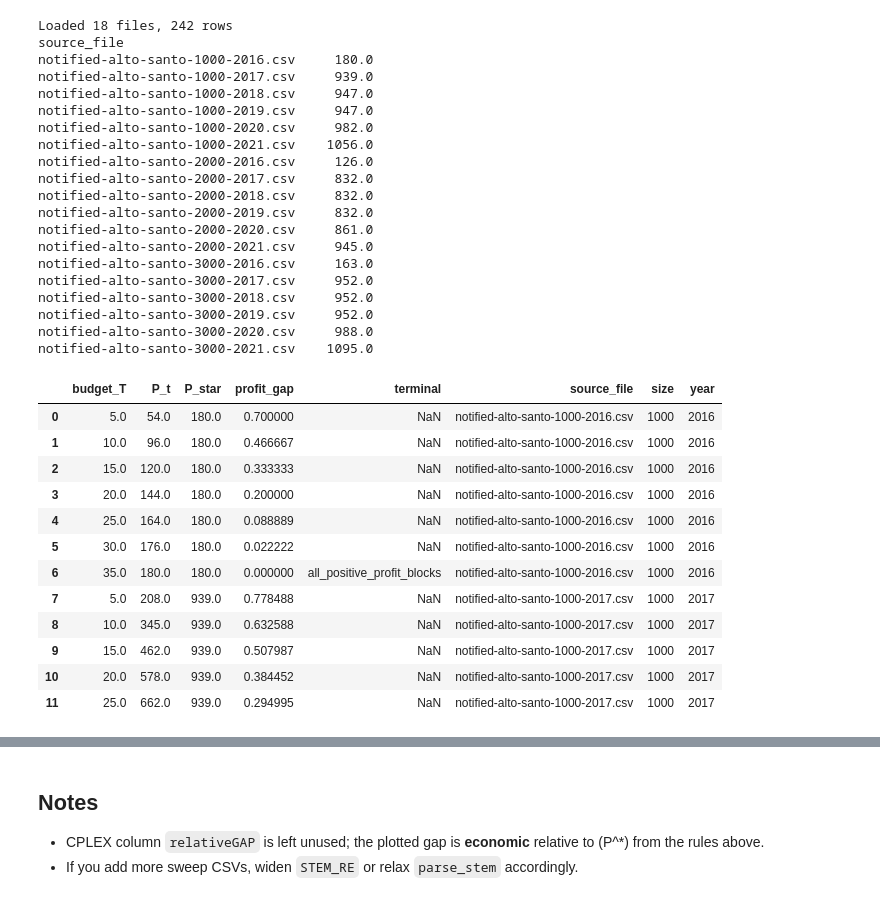
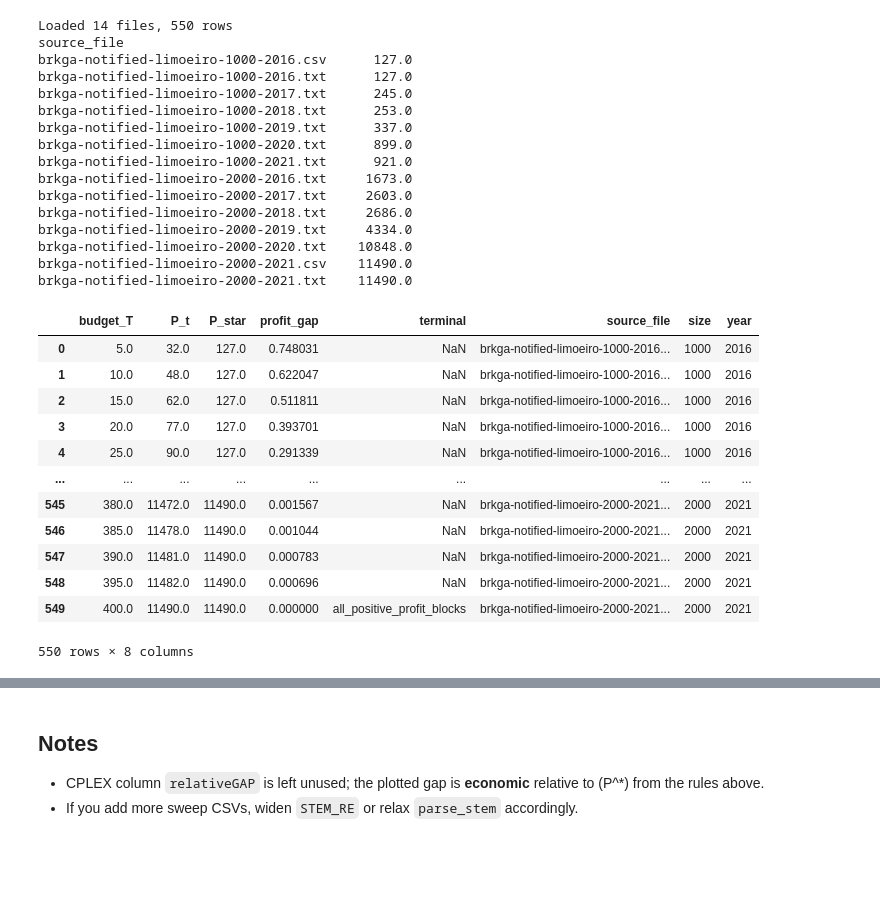
Before and after one commit to matheusdiogenesandrade/CBRP, a Jupyter notebook: reports/path_sweep_profit_gap.ipynb, the cells around one changed output, grey strips where cells are left out. Cells and saved outputs as stored; diff of their text form; code cells hidden in the pictures; blank space fills up the shorter version.

```diff
--- a/reports/path_sweep_profit_gap.ipynb
+++ b/reports/path_sweep_profit_gap.ipynb
@@ -35,14 +36,16 @@ import pandas as pd
 
 # CSVs live next to this reports/ folder
 DATA_DIR = Path("..").resolve()
-GLOB_PATTERN = "notified-alto-santo-*.csv"
-#GLOB_PATTERN = "brkga-notified-limoeiro-*.csv"
+#GLOB_PATTERN = "notified-alto-santo-*.csv"
+GLOB_PATTERN = "brkga-notified-limoeiro-*.*"
 BIN_MINUTES = 5.0
 MIN_FILES_FOR_EXACT_T = 3
+REL_BIN_WIDTH = 0.05  # fraction of per-file T_max
 # %%
 STEM_RE = re.compile(
-    r"^notified-alto-santo-(?P<size>1000|2000|3000)-(?P<year>20\d{2})\.csv$"
+    #r"^notified-alto-santo-(?P<size>1000|2000|3000)-(?P<year>20\d{2})\.csv$"
     #r"^brkga-notified-limoeiro-(?P<size>1000|2000|3000)-(?P<year>20\d{2})\.csv$"
+    r"^brkga-notified-limoeiro-(?P<size>1000|2000)-(?P<year>20\d{2})\.(csv|txt)$"
 )
 
 
@@ -95,53 +98,52 @@ df_raw = load_sweep_csvs(DATA_DIR)
 print(f"Loaded {df_raw['source_file'].nunique()} files, {len(df_raw)} rows")
 print(df_raw.groupby("source_file")["P_star"].first().sort_index().to_string())
 # %% [output]
-Loaded 18 files, 242 rows
+Loaded 14 files, 550 rows
 source_file
-notified-alto-santo-1000-2016.csv     180.0
-notified-alto-santo-1000-2017.csv     939.0
-notified-alto-santo-1000-2018.csv     947.0
-notified-alto-santo-1000-2019.csv     947.0
-notified-alto-santo-1000-2020.csv     982.0
-notified-alto-santo-1000-2021.csv    1056.0
-notified-alto-santo-2000-2016.csv     126.0
-notified-alto-santo-2000-2017.csv     832.0
-notified-alto-santo-2000-2018.csv     832.0
-notified-alto-santo-2000-2019.csv     832.0
-notified-alto-santo-2000-2020.csv     861.0
-notified-alto-santo-2000-2021.csv     945.0
-notified-alto-santo-3000-2016.csv     163.0
-notified-alto-santo-3000-2017.csv     952.0
-notified-alto-santo-3000-2018.csv     952.0
-notified-alto-santo-3000-2019.csv     952.0
-notified-alto-santo-3000-2020.csv     988.0
-notified-alto-santo-3000-2021.csv    1095.0
+brkga-notified-limoeiro-1000-2016.csv      127.0
+brkga-notified-limoeiro-1000-2016.txt      127.0
+brkga-notified-limoeiro-1000-2017.txt      245.0
+brkga-notified-limoeiro-1000-2018.txt      253.0
+brkga-notified-limoeiro-1000-2019.txt      337.0
+brkga-notified-limoeiro-1000-2020.txt      899.0
+brkga-notified-limoeiro-1000-2021.txt      921.0
+brkga-notified-limoeiro-2000-2016.txt     1673.0
+brkga-notified-limoeiro-2000-2017.txt     2603.0
+brkga-notified-limoeiro-2000-2018.txt     2686.0
+brkga-notified-limoeiro-2000-2019.txt     4334.0
+brkga-notified-limoeiro-2000-2020.txt    10848.0
+brkga-notified-limoeiro-2000-2021.csv    11490.0
+brkga-notified-limoeiro-2000-2021.txt    11490.0
 # %%
 df = df_raw.copy()
 df["P_t"] = pd.to_numeric(df["cost"], errors="coerce")
 df = df[df["terminal"] != "error"].copy()
 
 df["profit_gap"] = np.where(
     df["P_star"] > 0,
     (df["P_star"] - df["P_t"]) / df["P_star"],
     np.nan,
 )
 # Numerical noise: clip tiny negatives to 0
 df["profit_gap"] = df["profit_gap"].clip(lower=0.0)
 
 df["budget_bin"] = (np.floor(df["budget_T"] / BIN_MINUTES) * BIN_MINUTES).astype(float)
 
-df[["budget_T", "P_t", "P_star", "profit_gap", "terminal", "source_file", "size", "year"]].head(12)
+# Relative budget within each sweep file: T / max(T) for that source_file
+df["budget_frac"] = df["budget_T"] / df.groupby("source_file")["budget_T"].transform("max")
+
+df[["budget_T", "P_t", "P_star", "profit_gap", "terminal", "source_file", "size", "year"]]
 # %% [output]
 |  | budget_T | P_t | P_star | profit_gap | terminal | source_file | size | year |
-| 0 | 5.0 | 54.0 | 180.0 | 0.700000 | NaN | notified-alto-santo-1000-2016.csv | 1000 | 2016 |
-| 1 | 10.0 | 96.0 | 180.0 | 0.466667 | NaN | notified-alto-santo-1000-2016.csv | 1000 | 2016 |
-| 2 | 15.0 | 120.0 | 180.0 | 0.333333 | NaN | notified-alto-santo-1000-2016.csv | 1000 | 2016 |
-| 3 | 20.0 | 144.0 | 180.0 | 0.200000 | NaN | notified-alto-santo-1000-2016.csv | 1000 | 2016 |
-| 4 | 25.0 | 164.0 | 180.0 | 0.088889 | NaN | notified-alto-santo-1000-2016.csv | 1000 | 2016 |
-| 5 | 30.0 | 176.0 | 180.0 | 0.022222 | NaN | notified-alto-santo-1000-2016.csv | 1000 | 2016 |
-| 6 | 35.0 | 180.0 | 180.0 | 0.000000 | all_positive_profit_blocks | notified-alto-santo-1000-2016.csv | 1000 | 2016 |
-| 7 | 5.0 | 208.0 | 939.0 | 0.778488 | NaN | notified-alto-santo-1000-2017.csv | 1000 | 2017 |
-| 8 | 10.0 | 345.0 | 939.0 | 0.632588 | NaN | notified-alto-santo-1000-2017.csv | 1000 | 2017 |
-| 9 | 15.0 | 462.0 | 939.0 | 0.507987 | NaN | notified-alto-santo-1000-2017.csv | 1000 | 2017 |
-| 10 | 20.0 | 578.0 | 939.0 | 0.384452 | NaN | notified-alto-santo-1000-2017.csv | 1000 | 2017 |
-| 11 | 25.0 | 662.0 | 939.0 | 0.294995 | NaN | notified-alto-santo-1000-2017.csv | 1000 | 2017 |
+| 0 | 5.0 | 32.0 | 127.0 | 0.748031 | NaN | brkga-notified-limoeiro-1000-2016... | 1000 | 2016 |
+| 1 | 10.0 | 48.0 | 127.0 | 0.622047 | NaN | brkga-notified-limoeiro-1000-2016... | 1000 | 2016 |
+| 2 | 15.0 | 62.0 | 127.0 | 0.511811 | NaN | brkga-notified-limoeiro-1000-2016... | 1000 | 2016 |
+| 3 | 20.0 | 77.0 | 127.0 | 0.393701 | NaN | brkga-notified-limoeiro-1000-2016... | 1000 | 2016 |
+| 4 | 25.0 | 90.0 | 127.0 | 0.291339 | NaN | brkga-notified-limoeiro-1000-2016... | 1000 | 2016 |
+| ... | ... | ... | ... | ... | ... | ... | ... | ... |
+| 545 | 380.0 | 11472.0 | 11490.0 | 0.001567 | NaN | brkga-notified-limoeiro-2000-2021... | 2000 | 2021 |
+| 546 | 385.0 | 11478.0 | 11490.0 | 0.001044 | NaN | brkga-notified-limoeiro-2000-2021... | 2000 | 2021 |
+| 547 | 390.0 | 11481.0 | 11490.0 | 0.000783 | NaN | brkga-notified-limoeiro-2000-2021... | 2000 | 2021 |
+| 548 | 395.0 | 11482.0 | 11490.0 | 0.000696 | NaN | brkga-notified-limoeiro-2000-2021... | 2000 | 2021 |
+| 549 | 400.0 | 11490.0 | 11490.0 | 0.000000 | all_positive_profit_blocks | brkga-notified-limoeiro-2000-2021... | 2000 | 2021 |
+550 rows × 8 columns
```
Also changed, not shown: parts of 8 cells of this notebook, 35 other files.
